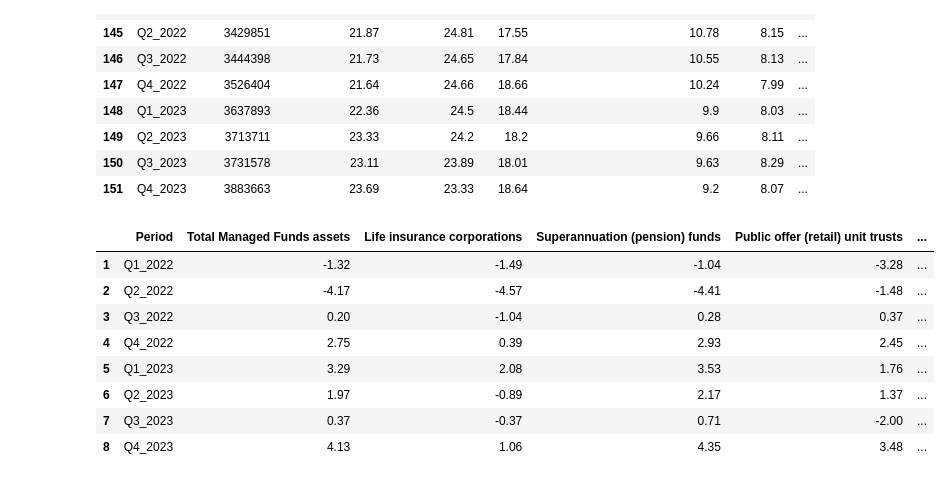
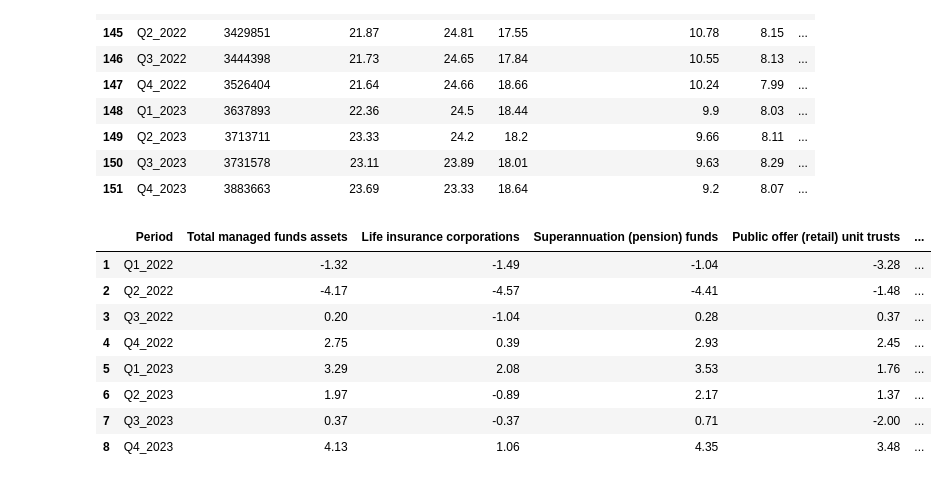
Before and after one commit to RonnyPNguyen/VizVenture, a Jupyter notebook: Portfolio/AUS_ManagedFund_2023/data/ausmanagedfund.ipynb, the cells around one changed output. Drawn from its saved outputs; the diff is of its cells as text; code cells hidden in the pictures.

```diff
--- a/Portfolio/AUS_ManagedFund_2023/data/ausmanagedfund.ipynb
+++ b/Portfolio/AUS_ManagedFund_2023/data/ausmanagedfund.ipynb
@@ -83,18 +83,18 @@ df2 = df.iloc[-9:,20:].reset_index(drop=True)
 # %%
 df2_growth = df2.copy()
 for i, d in df2_growth.iterrows():
     if i == 0:
         df2_growth.loc[i,:] = 0
     else:
         df2_growth.loc[i,:] = (df2.loc[i,:] - df2.loc[i-1,:])/df2.loc[i-1,:]*100
 df2_growth = df2_growth.iloc[1:,:]
 df2_growth = df2_growth.astype(float).round(2)
-df2_growth.columns = ['Total Managed Funds assets','Life insurance corporations','Superannuation (pension) funds','Public offer (retail) unit trusts','Friendly societies','Common funds','Cash management trusts']
+df2_growth.columns = ['Total managed funds assets','Life insurance corporations','Superannuation (pension) funds','Public offer (retail) unit trusts','Friendly societies','Common funds','Cash management trusts']
 df2_growth["Period"] = ['Q1_2022','Q2_2022','Q3_2022','Q4_2022','Q1_2023','Q2_2023','Q3_2023','Q4_2023']
 df2_growth = df2_growth.iloc[:,[7,0,1,2,3,4,5,6]]
 df2_growth
 # %% [output]
-|  | Period | Total Managed Funds assets | Life insurance corporations | Superannuation (pension) funds | Public offer (retail) unit trusts | ... |
+|  | Period | Total managed funds assets | Life insurance corporations | Superannuation (pension) funds | Public offer (retail) unit trusts | ... |
 | 1 | Q1_2022 | -1.32 | -1.49 | -1.04 | -3.28 | ... |
 | 2 | Q2_2022 | -4.17 | -4.57 | -4.41 | -1.48 | ... |
 | 3 | Q3_2022 | 0.20 | -1.04 | 0.28 | 0.37 | ... |
```
Also changed, not shown: parts of 3 cells of this notebook, 5 other files.
